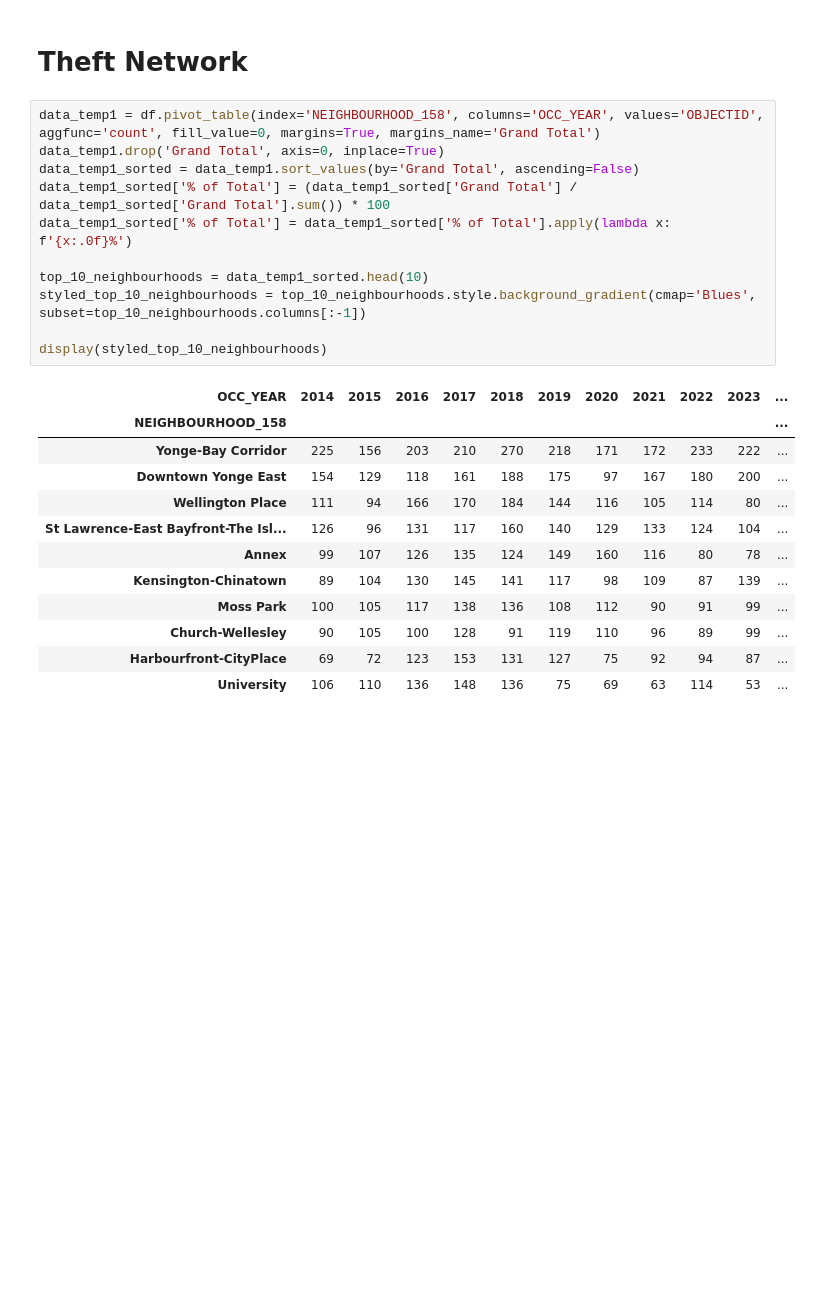
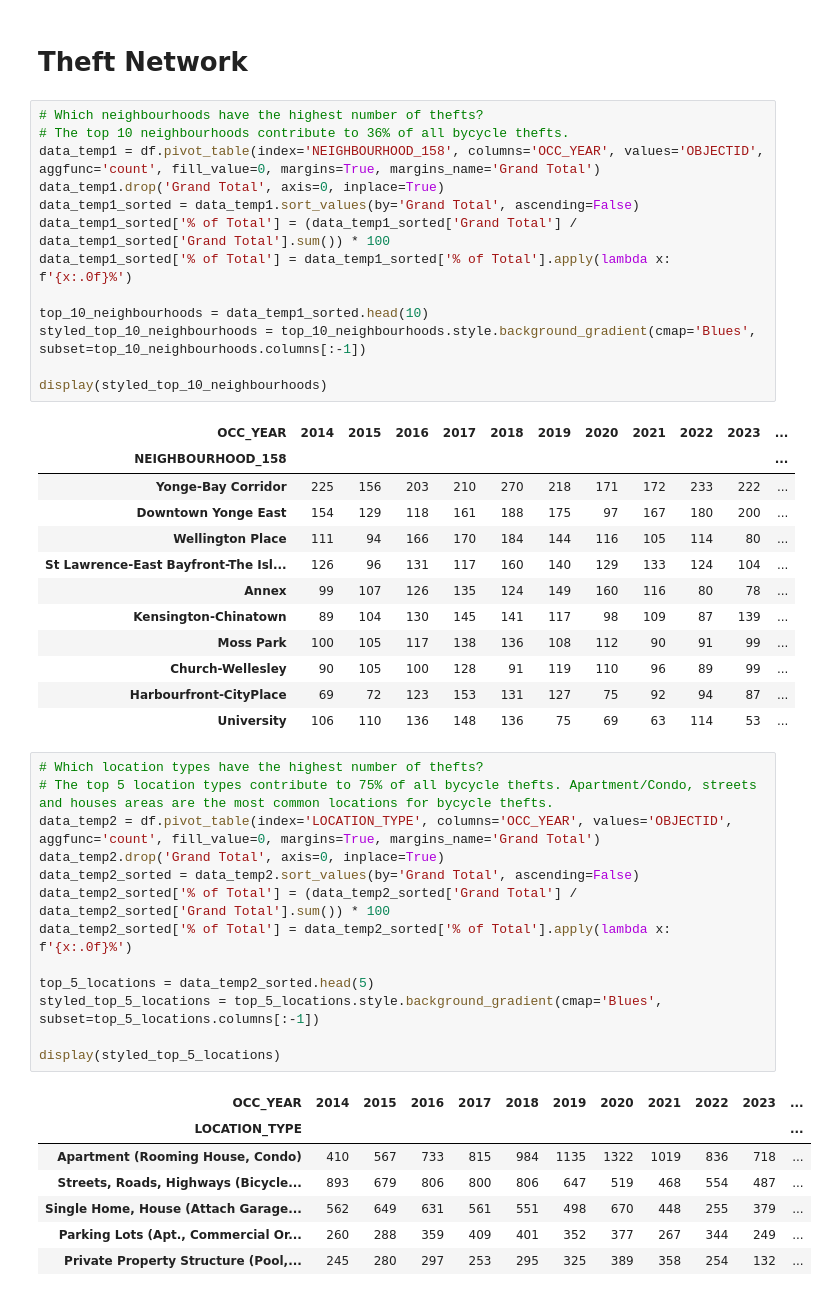
Before and after one commit to kvlrdhrs/Analysis-of-Bicycle-Thefts-in-Toronto, a Jupyter notebook: code.ipynb, the cells around one changed output. Drawn from its saved outputs; the diff is of its cells as text; blank space fills up the shorter version.

```diff
--- a/code.ipynb
+++ b/code.ipynb
@@ -345,6 +345,8 @@ plt.show()
 # %% [markdown]
 # Theft Network
 # %%
+# Which neighbourhoods have the highest number of thefts?
+# The top 10 neighbourhoods contribute to 36% of all bycycle thefts.
 data_temp1 = df.pivot_table(index='NEIGHBOURHOOD_158', columns='OCC_YEAR', values='OBJECTID', aggfunc='count', fill_value=0, margins=True, margins_name='Grand Total')
 data_temp1.drop('Grand Total', axis=0, inplace=True)
 data_temp1_sorted = data_temp1.sort_values(by='Grand Total', ascending=False)
@@ -368,3 +370,24 @@ display(styled_top_10_neighbourhoods)
 | Church-Wellesley | 90 | 105 | 100 | 128 | 91 | 119 | 110 | 96 | 89 | 99 | ... |
 | Harbourfront-CityPlace | 69 | 72 | 123 | 153 | 131 | 127 | 75 | 92 | 94 | 87 | ... |
 | University | 106 | 110 | 136 | 148 | 136 | 75 | 69 | 63 | 114 | 53 | ... |
+# %%
+# Which location types have the highest number of thefts?
+# The top 5 location types contribute to 75% of all bycycle thefts. Apartment/Condo, streets and houses areas are the most common locations for bycycle thefts.
+data_temp2 = df.pivot_table(index='LOCATION_TYPE', columns='OCC_YEAR', values='OBJECTID', aggfunc='count', fill_value=0, margins=True, margins_name='Grand Total')
+data_temp2.drop('Grand Total', axis=0, inplace=True)
+data_temp2_sorted = data_temp2.sort_values(by='Grand Total', ascending=False)
+data_temp2_sorted['% of Total'] = (data_temp2_sorted['Grand Total'] / data_temp2_sorted['Grand Total'].sum()) * 100
+data_temp2_sorted['% of Total'] = data_temp2_sorted['% of Total'].apply(lambda x: f'{x:.0f}%')
+
+top_5_locations = data_temp2_sorted.head(5)
+styled_top_5_locations = top_5_locations.style.background_gradient(cmap='Blues', subset=top_5_locations.columns[:-1])
+
+display(styled_top_5_locations)
+# %% [output]
+| OCC_YEAR | 2014 | 2015 | 2016 | 2017 | 2018 | 2019 | 2020 | 2021 | 2022 | 2023 | ... |
+| LOCATION_TYPE |  |  |  |  |  |  |  |  |  |  | ... |
+| Apartment (Rooming House, Condo) | 410 | 567 | 733 | 815 | 984 | 1135 | 1322 | 1019 | 836 | 718 | ... |
+| Streets, Roads, Highways (Bicycle... | 893 | 679 | 806 | 800 | 806 | 647 | 519 | 468 | 554 | 487 | ... |
+| Single Home, House (Attach Garage... | 562 | 649 | 631 | 561 | 551 | 498 | 670 | 448 | 255 | 379 | ... |
+| Parking Lots (Apt., Commercial Or... | 260 | 288 | 359 | 409 | 401 | 352 | 377 | 267 | 344 | 249 | ... |
+| Private Property Structure (Pool,... | 245 | 280 | 297 | 253 | 295 | 325 | 389 | 358 | 254 | 132 | ... |
```
